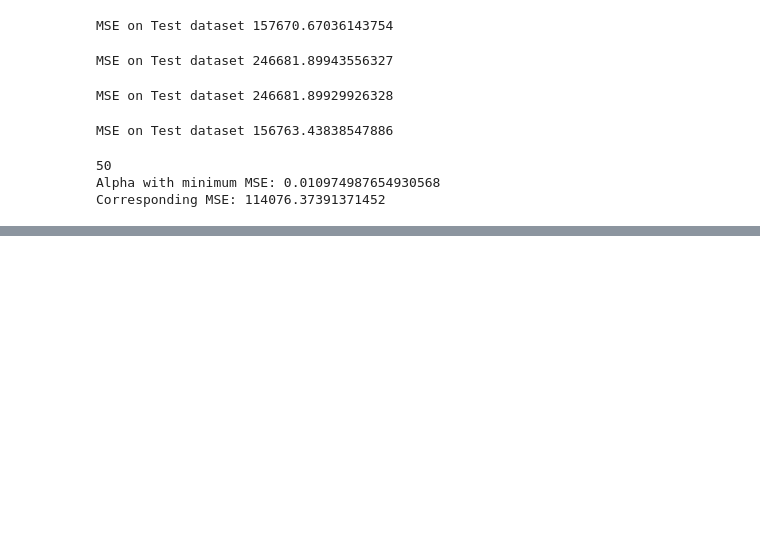
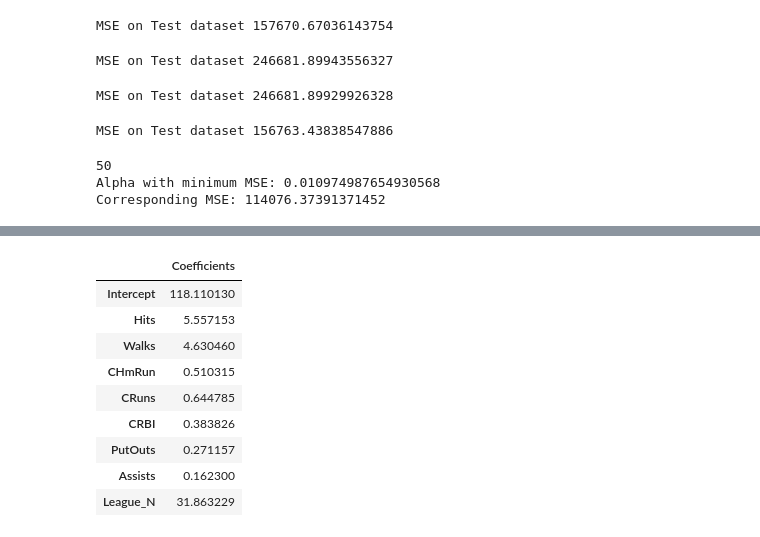
Before and after one commit to Rtavakol/ISLR, a Jupyter notebook: Notebooks/Chapter 6/Lab2/Lab2.ipynb, the cells around one changed output, grey strips where cells are left out. Saved outputs shown, nothing was run; the diff lists cells and outputs as text; code cells hidden in the pictures; blank space fills up the shorter version.

```diff
--- a/Notebooks/Chapter 6/Lab2/Lab2.ipynb
+++ b/Notebooks/Chapter 6/Lab2/Lab2.ipynb
@@ -423,0 +508,7 @@ df_model.
+# %%
+min_index = np.argmin(MSE_test)
+print(min_index)
+print('Alpha with minimum MSE: {}'.format(alphas[min_index]))
+print('Corresponding MSE: {}'.format(MSE_test[min_index]))
+
+# We see a little better performance compare to Ridge
@@ -423,0 +534,29 @@ df_model.
+# %%
+# Finally, we refit our Lasso regression model on the full data set,
+# using the value of alpha chosen by cross-validation, and examine the coefficient
+# estimates.
+
+x = df[features]
+y = df['Salary']
+
+model = Lasso(alpha = alphas[min_index], normalize=True, max_iter=10000).fit(x, y)
+
+df_model = pd.DataFrame([])
+df_model['Coefficients'] = np.hstack([model.intercept_, model.coef_])
+index = ['Intercept'] + features
+df_model.index = index
+
+# We see that only 8 features have non-zero coefficients, the rest have zero ones.
+# This make the model highly interpretable compared to Ridge
+df_model[df_model['Coefficients'] > 0]
+# %% [output]
+|  | Coefficients |
+| Intercept | 118.110130 |
+| Hits | 5.557153 |
+| Walks | 4.630460 |
+| CHmRun | 0.510315 |
+| CRuns | 0.644785 |
+| CRBI | 0.383826 |
+| PutOuts | 0.271157 |
+| Assists | 0.162300 |
+| League_N | 31.863229 |
```
Also changed, not shown: parts of 9 cells of this notebook, 2 other files.
